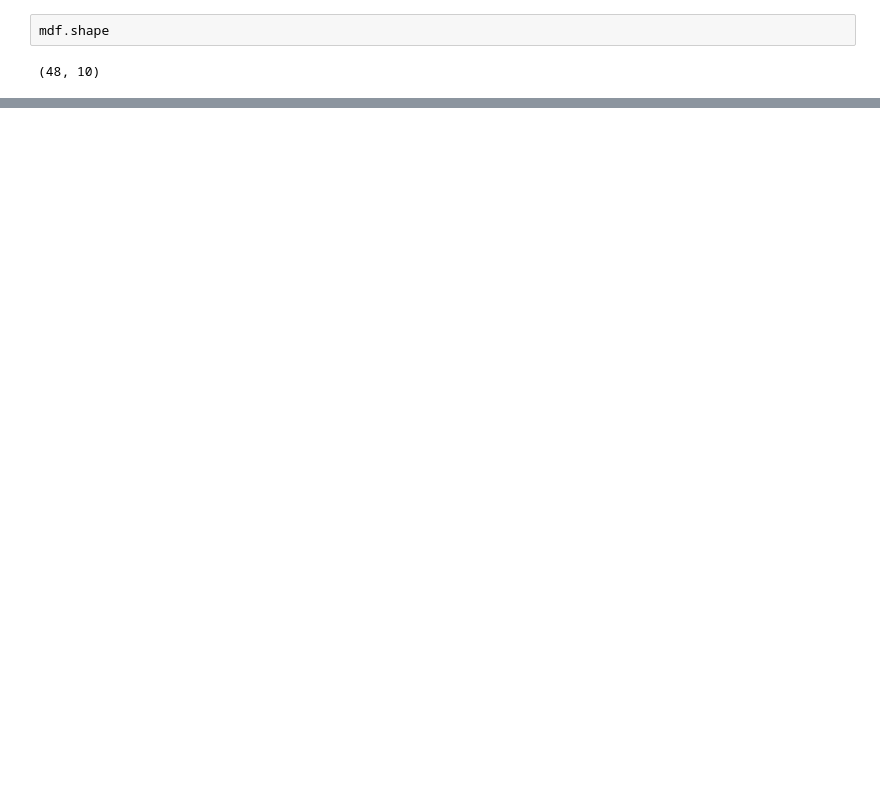
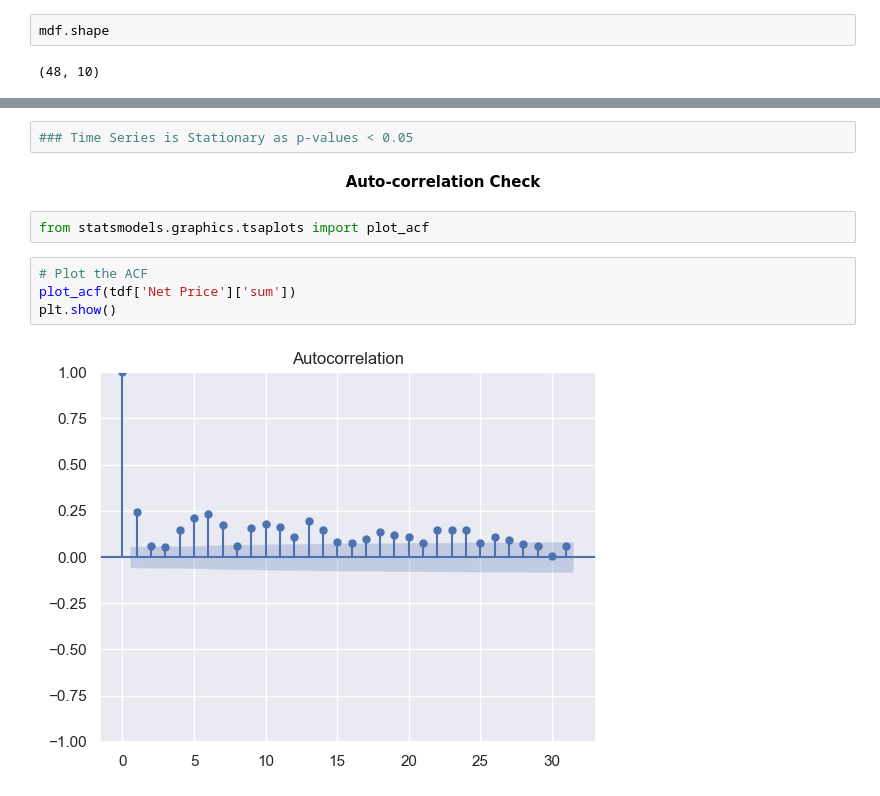
Before and after one commit to Maruf2309/demand-forecast-SQGroup, a Jupyter notebook: notebooks/b_PreProcess/EDA-TimeSeries.ipynb, the cells around one changed output, grey strips where cells are left out. Cells and saved outputs as stored; diff of their text form; blank space fills up the shorter version.

Commit message:
Stationarity check

```diff
--- a/notebooks/b_PreProcess/EDA-TimeSeries.ipynb
+++ b/notebooks/b_PreProcess/EDA-TimeSeries.ipynb
@@ -210,0 +261,12 @@ wdf.head()
+# %%
+### Time Series is Stationary as p-values < 0.05
+# %% [markdown]
+<center><b>Auto-correlation Check</b></center>
+# %%
+from statsmodels.graphics.tsaplots import plot_acf
+# %%
+# Plot the ACF
+plot_acf(tdf['Net Price']['sum'])
+plt.show()
+# %% [output]
+[figure, added]
```
Also changed, not shown: parts of 11 cells of this notebook, 7 other files.
